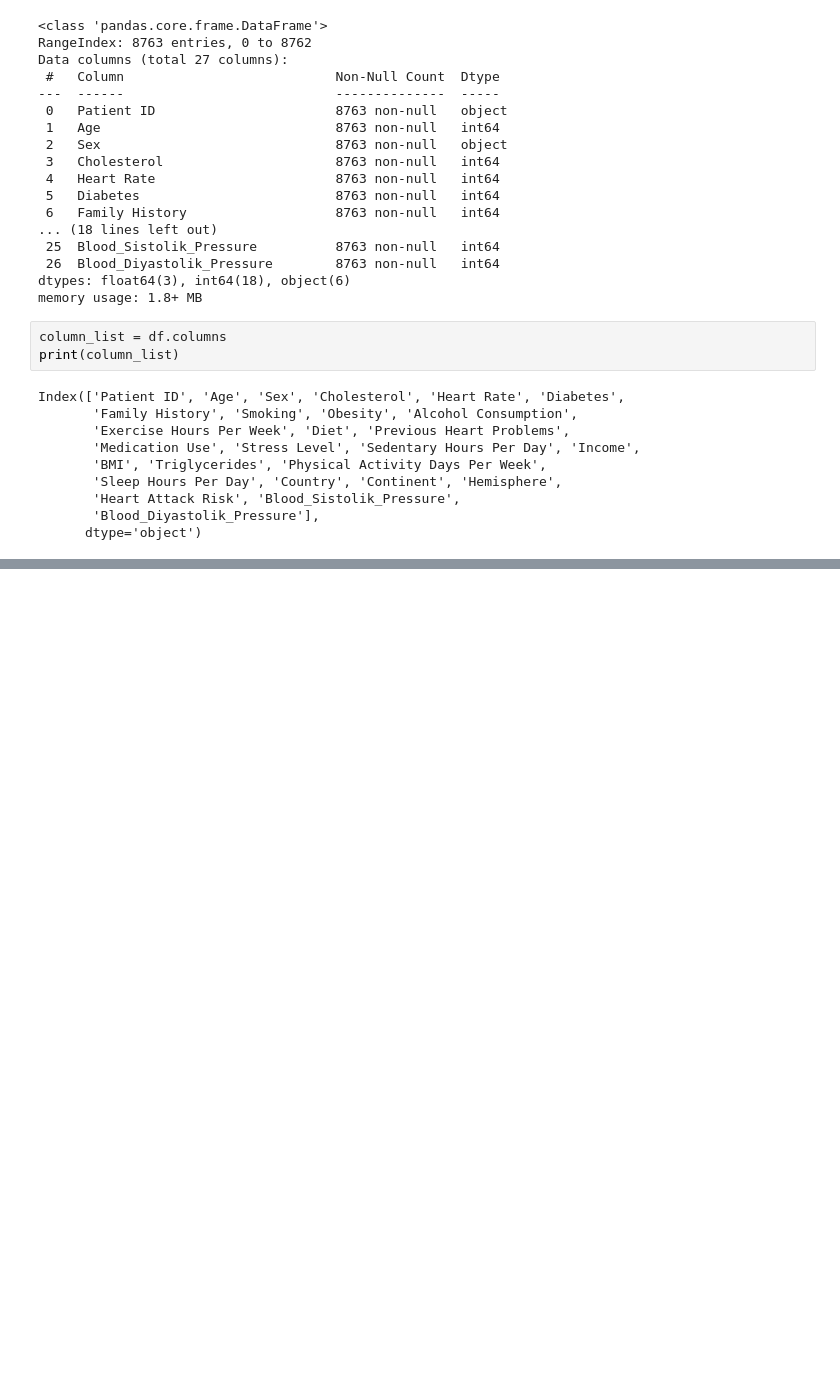
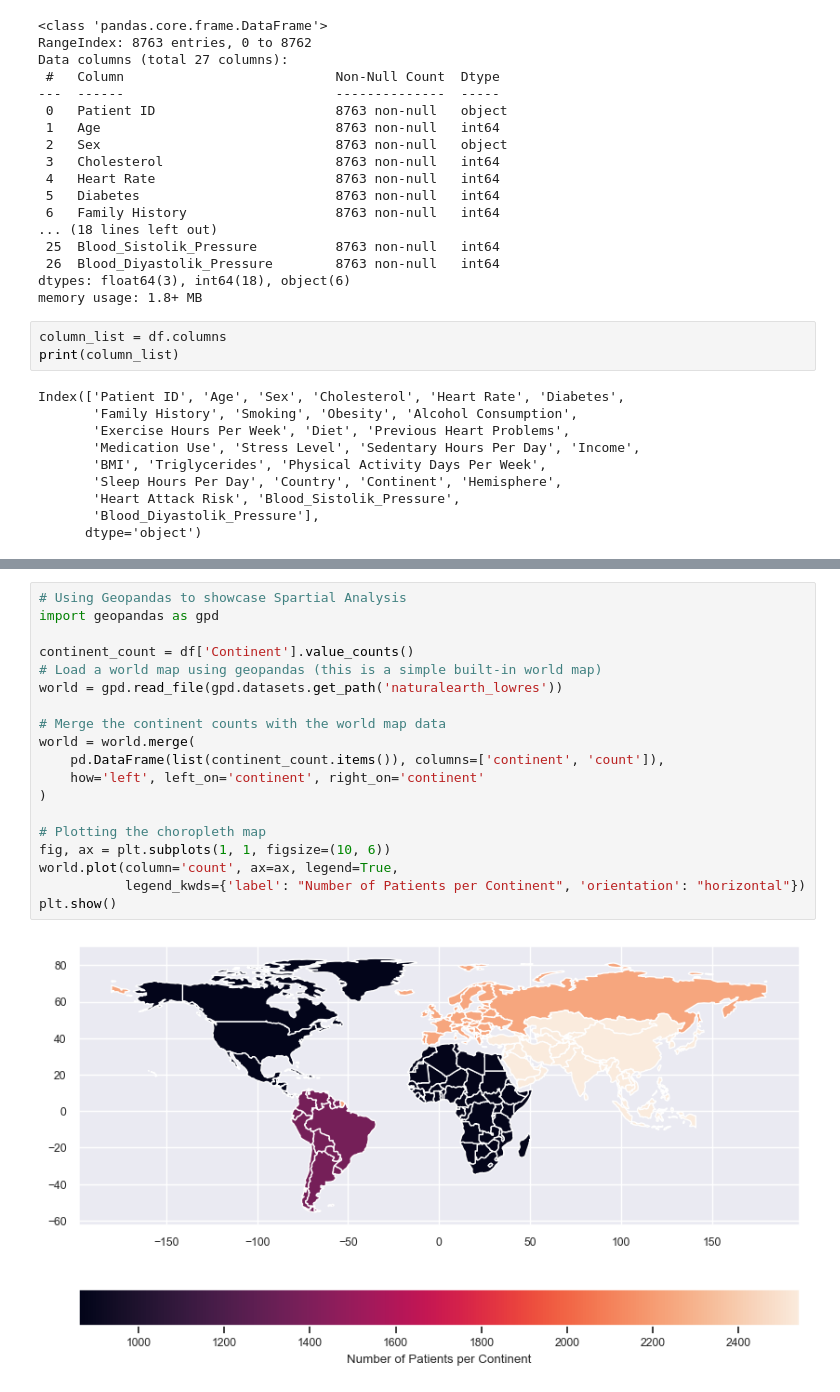
Before and after one commit to DeepikaPanneer/Heart-Attack-Risk-Prediction, a Jupyter notebook: EDA.ipynb, the cells around one changed output, grey strips where cells are left out. Cells and saved outputs as stored; diff of their text form; blank space fills up the shorter version.

```diff
--- a/EDA.ipynb
+++ b/EDA.ipynb
@@ -80,0 +113,21 @@ Index(['Patient ID', 'Age', 'Sex', 'Cholesterol', 'Heart Rate', 'Diabetes',
+# %%
+# Using Geopandas to showcase Spartial Analysis
+import geopandas as gpd
+
+continent_count = df['Continent'].value_counts()
+# Load a world map using geopandas (this is a simple built-in world map)
+world = gpd.read_file(gpd.datasets.get_path('naturalearth_lowres'))
+
+# Merge the continent counts with the world map data
+world = world.merge(
+    pd.DataFrame(list(continent_count.items()), columns=['continent', 'count']),
+    how='left', left_on='continent', right_on='continent'
+)
+
+# Plotting the choropleth map
+fig, ax = plt.subplots(1, 1, figsize=(10, 6))
+world.plot(column='count', ax=ax, legend=True,
+           legend_kwds={'label': "Number of Patients per Continent", 'orientation': "horizontal"})
+plt.show()
+# %% [output]
+[figure, added]
```
Also changed, not shown: parts of 7 cells of this notebook.
